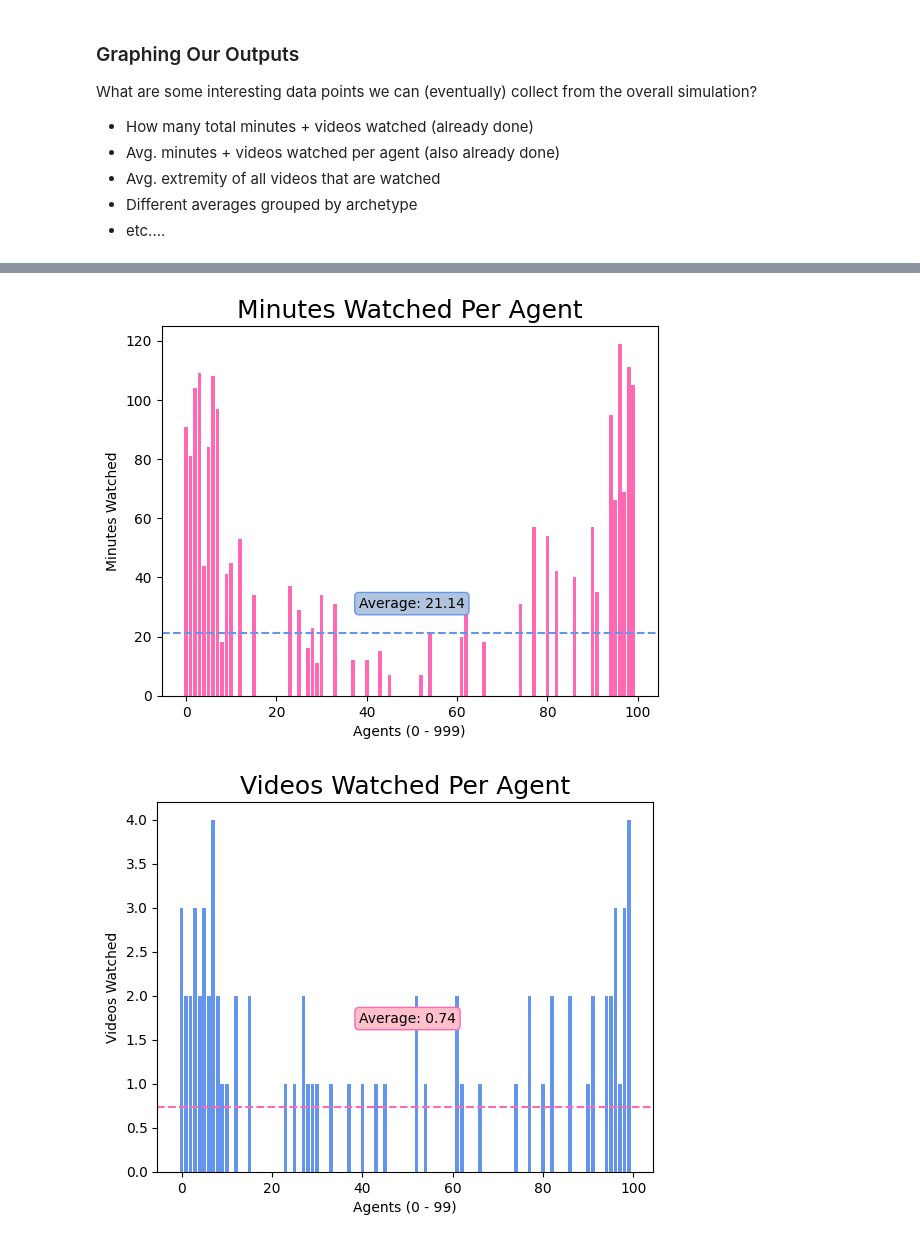
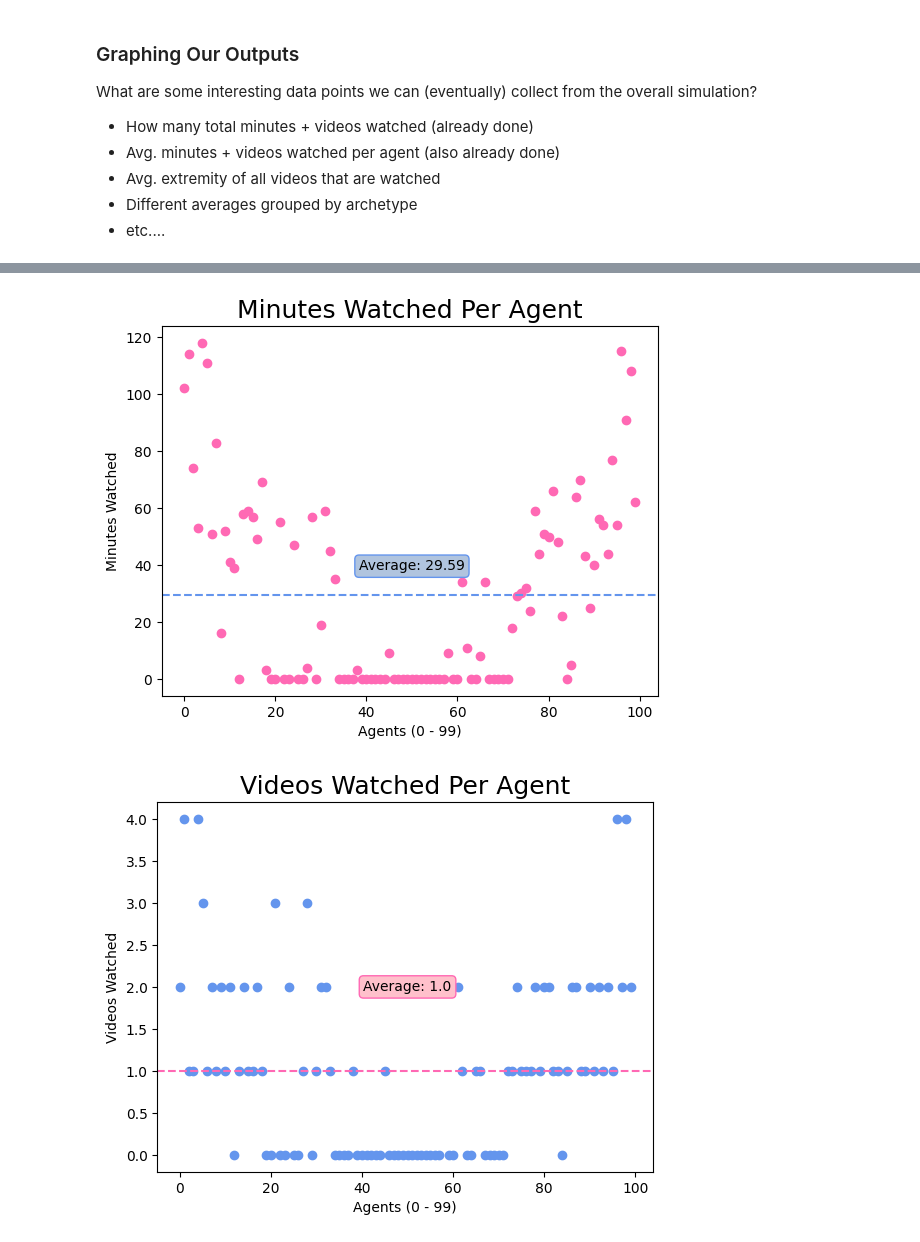
Before and after one commit to snyder-research-group/tools-of-justice, a Jupyter notebook: youtube simulation/simulation_notebook.ipynb, the cells around one changed output, grey strips where cells are left out. Saved outputs shown, nothing was run; the diff lists cells and outputs as text; code cells hidden in the pictures.

```diff
--- a/youtube simulation/simulation_notebook.ipynb
+++ b/youtube simulation/simulation_notebook.ipynb
@@ -19,7 +19,7 @@ from behavior_reference import BEHAVIOR_ARCHETYPE_PARAMETERS
 from behavior_reference import AGENT_ARCHETYPE_DISTRIBUTION
 # %%
 # Defining our macro values to be referenced later on
-NUM_VIDEOS = 1000000;
+NUM_VIDEOS = 10000;
 NUM_AGENTS = 100;
 # %% [markdown]
 ### Creation of Video Objects 🎥
@@ -144,48 +144,59 @@ AGENT_ARCHETYPE_DISTRIBUTION = {
 # 15 moderates, 19 traditional conservatives, and 6 devoted conservatives.
 # Since we have 100 agents, their IDs can just be 1-100 in the order they are created.
 
+
+AGENT_ARCHETYPE_DISTRIBUTION = {
+    "progressive_activist": 0.08,
+    "traditional_liberal": 0.11,
+    "passive_liberal": 0.15,
+    "politically_disengaged": 0.26,
+    "moderate": 0.15,
+    "traditional_conservative": .19,
+    "devoted_conservative": 0.06
+}
+
 # Creating an array to hold our agents
 our_agents = [];
 
 id_counter = 0;
 # Generate the progressive activists (8)
-for i in range(AGENT_ARCHETYPE_DISTRIBUTION["progressive_activist"]):
+for i in range(int(AGENT_ARCHETYPE_DISTRIBUTION["progressive_activist"] * NUM_AGENTS)):
     our_agent = Agent(False, "progressive_activist", id_counter, "");
     our_agents.append(our_agent);
     id_counter += 1;
 
 # Generate the traditional liberals (11)
-for i in range(AGENT_ARCHETYPE_DISTRIBUTION["traditional_liberal"]):
+for i in range(int(AGENT_ARCHETYPE_DISTRIBUTION["traditional_liberal"] * NUM_AGENTS)):
     our_agent = Agent(False, "traditional_liberal", id_counter, "");
     our_agents.append(our_agent);
     id_counter += 1;
 
 # Generate the passive liberals (15)
-for i in range(AGENT_ARCHETYPE_DISTRIBUTION["passive_liberal"]):
+for i in range(int(AGENT_ARCHETYPE_DISTRIBUTION["passive_liberal"] * NUM_AGENTS)):
     our_agent = Agent(False, "passive_liberal", id_counter, "");
     our_agents.append(our_agent);
     id_counter += 1;
 
 # Generate the politically disengaged (26)
-for i in range(AGENT_ARCHETYPE_DISTRIBUTION["politically_disengaged"]):
+for i in range(int(AGENT_ARCHETYPE_DISTRIBUTION["politically_disengaged"] * NUM_AGENTS)):
     our_agent = Agent(False, "politically_disengaged", id_counter, "");
     our_agents.append(our_agent);
     id_counter += 1;
 
 # Generate the moderates (15)
-for i in range(AGENT_ARCHETYPE_DISTRIBUTION["moderate"]):
+for i in range(int(AGENT_ARCHETYPE_DISTRIBUTION["moderate"] * NUM_AGENTS)):
     our_agent = Agent(False, "moderate", id_counter, "");
     our_agents.append(our_agent);
     id_counter += 1;
 
 # Generate the traditional conservatives (19)
-for i in range(AGENT_ARCHETYPE_DISTRIBUTION["traditional_conservative"]):
+for i in range(int(AGENT_ARCHETYPE_DISTRIBUTION["traditional_conservative"] * NUM_AGENTS)):
     our_agent = Agent(False, "traditional_conservative", id_counter, "");
     our_agents.append(our_agent);
     id_counter += 1;
 
 # Generate the devoted conservatives (6)
-for i in range(AGENT_ARCHETYPE_DISTRIBUTION["devoted_conservative"]):
+for i in range(int(AGENT_ARCHETYPE_DISTRIBUTION["devoted_conservative"] * NUM_AGENTS)):
     our_agent = Agent(False, "devoted_conservative", id_counter, "");
     our_agents.append(our_agent);
     id_counter += 1;
@@ -442,18 +510,18 @@ What are some interesting data points we can (eventually) collect from the overa
 # %%
-import numpy as numpy
-
 # Let's graph each agent with how much they watched per day.
 # x axis = agents (0-199), y axis = minutes watched per agent
-# oh god. i have to make a separate array to record every agent's minutes watched
 
-x = numpy.arange(0,100)
+x = numpy.arange(0,NUM_AGENTS)
 y = agent_minutes_watched_today_array
 
-plt.bar(x,y,align='center', color = 'hotpink') # A bar chart
+plt.scatter(x,y, color = 'hotpink') # A bar chart
 plt.title('Minutes Watched Per Agent', fontsize = 18)
-plt.xlabel('Agents (0 - 999)')
+plt.xlabel('Agents (0 - ' + str(NUM_AGENTS-1) + ')')
 plt.ylabel('Minutes Watched')
 plt.axhline(numpy.nanmean(y), linestyle = '--', color = 'cornflowerblue')
+
+# defining display layout
+plt.tight_layout()
 
 plt.text(50, numpy.nanmean(y) + 10, "Average: " + str(numpy.nanmean(y)), size=10, rotation=0.,
          ha="center", va="center",
@@ -467,31 +535,32 @@ plt.show()
 
 # todo: minutes watched (y) versus agent extremity score (x axis). probably better as a scatter plot
 # %% [output]
-[figure, old version]
+[figure, new version]
 # %%
-import numpy as numpy
-
 # Let's graph each agent with how many videos they watched per day.
 # x axis = agents (0-99), y axis = videos watched per agent
 
-x = numpy.arange(0,100)
+x = numpy.arange(0,NUM_AGENTS)
 y = agent_vids_watched_today_array
 
-plt.bar(x,y,align='center', color = 'cornflowerblue') # A bar chart
+plt.scatter(x,y, color = 'cornflowerblue') # A bar chart
 plt.title('Videos Watched Per Agent', fontsize = 18)
 plt.xlabel('Agents (0 - ' + str(NUM_AGENTS-1) + ')')
 plt.ylabel('Videos Watched')
 plt.axhline(numpy.nanmean(y), linestyle = '--', color = 'hotpink')
+
+# defining display layout
+plt.tight_layout()
 
 plt.text(50, numpy.nanmean(y) + 1, "Average: " + str(numpy.nanmean(y)), size=10, rotation=0.,
          ha="center", va="center",
          bbox=dict(boxstyle="round",
                    ec='hotpink',   # edge color: rbg values
                    fc='pink',   # fill color: rbg values
                    )
          )
 
 plt.show()
 # %% [output]
-[figure, old version]
+[figure, new version]
 # %%
```
Also changed, not shown: parts of 10 cells of this notebook.
